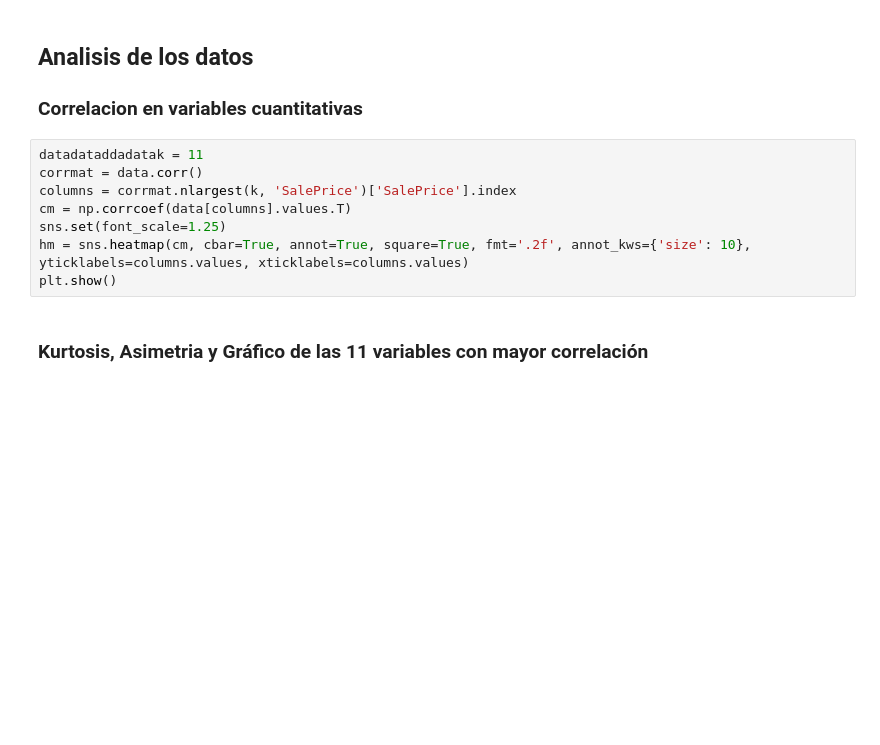
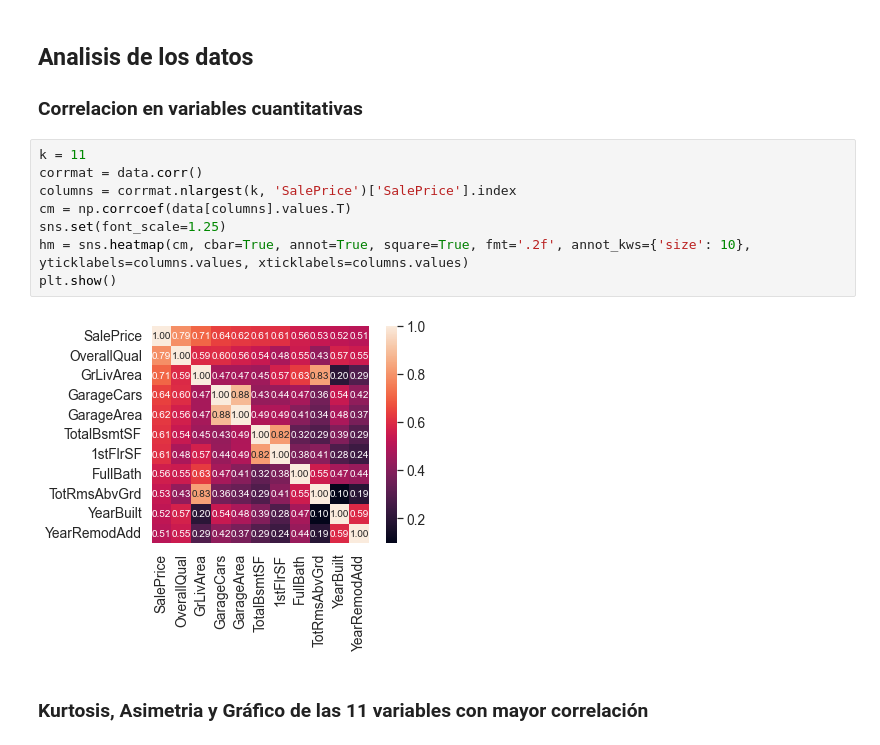
Before and after one commit to Requetetin/DS-Lab1, a Jupyter notebook: Lab1.ipynb, the cells around one changed output. Drawn from its saved outputs; the diff is of its cells as text; blank space fills up the shorter version.

```diff
--- a/Lab1.ipynb
+++ b/Lab1.ipynb
@@ -35,13 +47,15 @@ data[quant].describe()
 
 ### Correlacion en variables cuantitativas
 # %%
-datadataddadatak = 11
+k = 11
 corrmat = data.corr()
 columns = corrmat.nlargest(k, 'SalePrice')['SalePrice'].index
 cm = np.corrcoef(data[columns].values.T)
 sns.set(font_scale=1.25)
 hm = sns.heatmap(cm, cbar=True, annot=True, square=True, fmt='.2f', annot_kws={'size': 10}, yticklabels=columns.values, xticklabels=columns.values)
 plt.show()
+# %% [output]
+[figure, added]
 # %% [markdown]
 ### Kurtosis, Asimetria y Gráfico de las 11 variables con mayor correlación
 # %%
```
Also changed, not shown: parts of 17 cells of this notebook.
